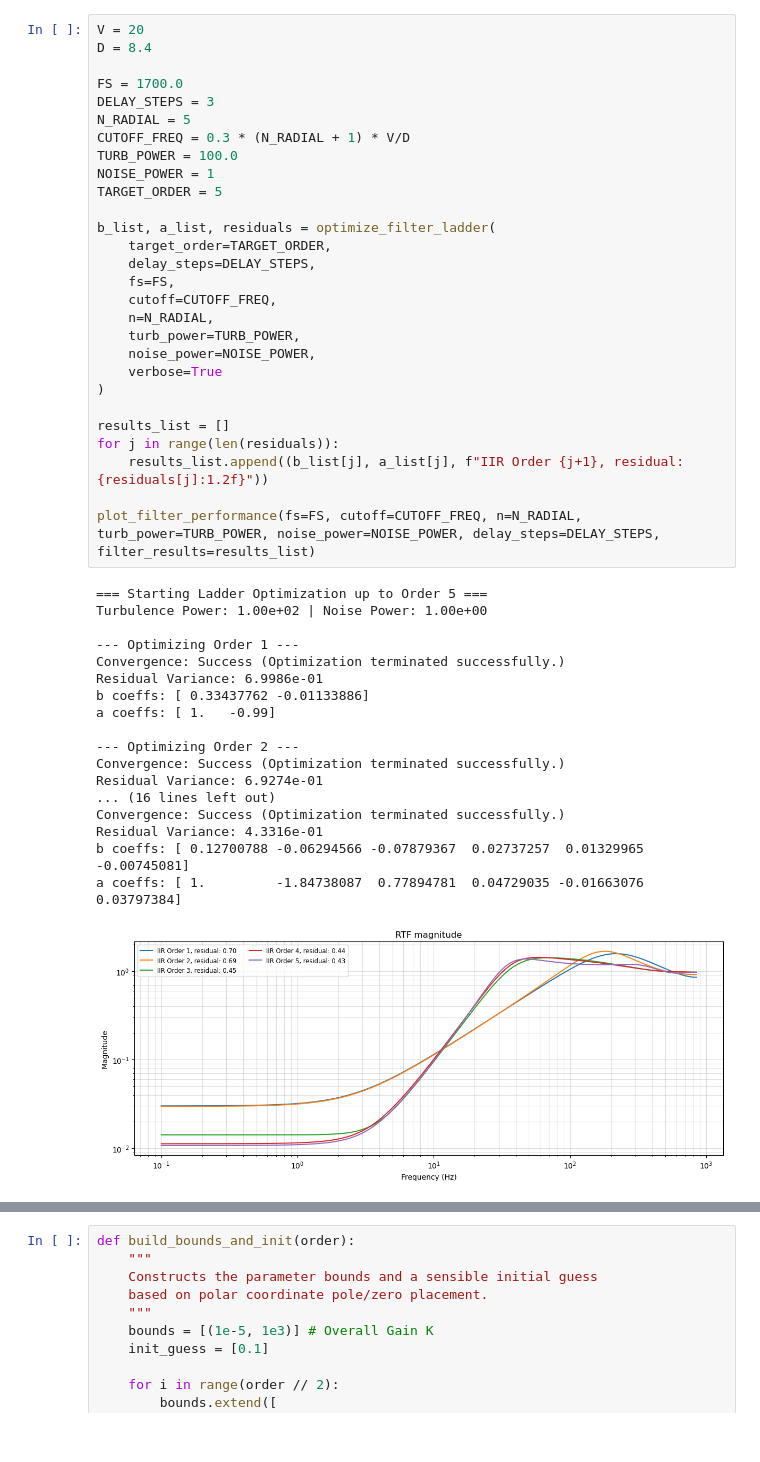
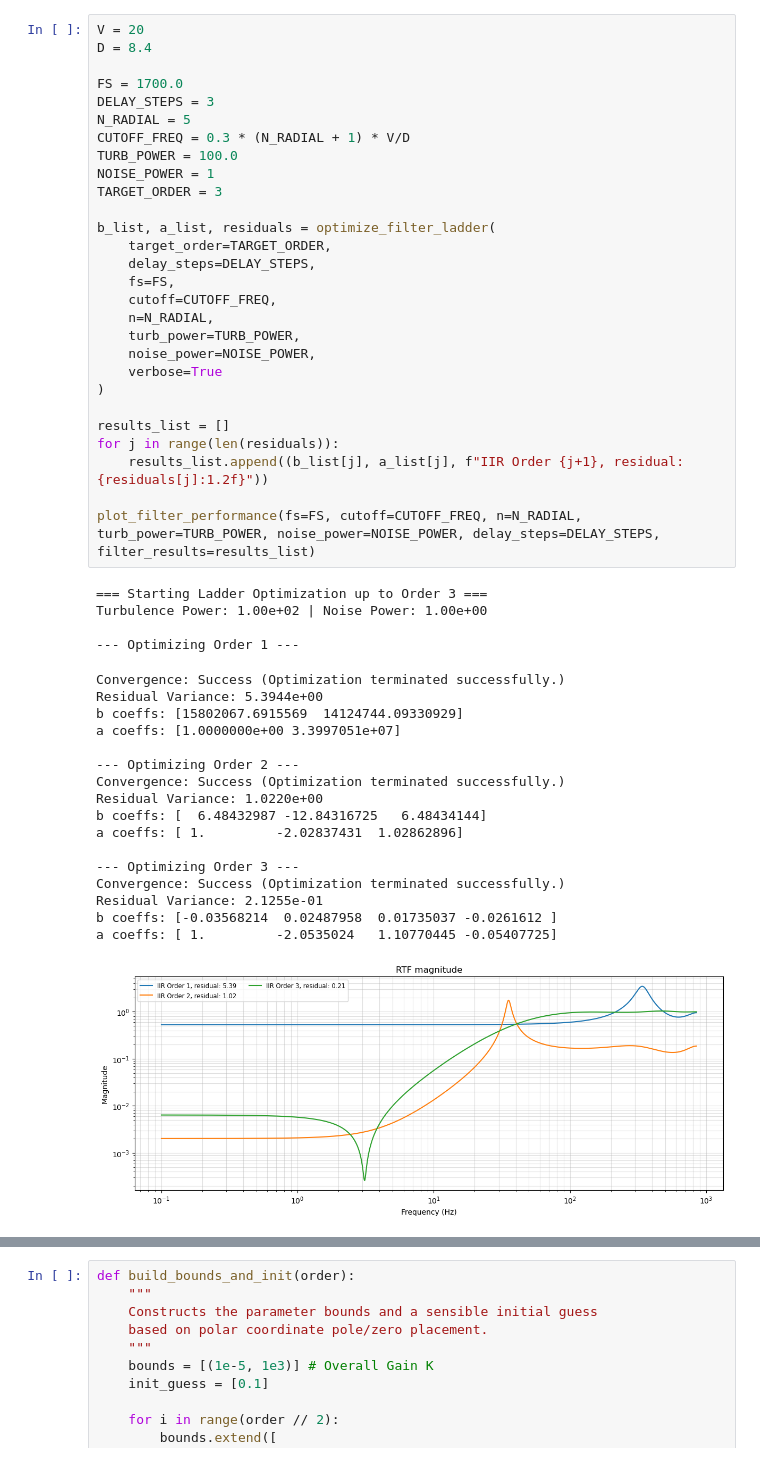
Before and after one commit to ArcetriAdaptiveOptics/SPECULA, a Jupyter notebook: config/SensorFusion/scracthIIRtfs.ipynb, the cells around one changed output, grey strips where cells are left out. Cells and saved outputs as stored; diff of their text form.

```diff
--- a/config/SensorFusion/scracthIIRtfs.ipynb
+++ b/config/SensorFusion/scracthIIRtfs.ipynb
@@ -175,46 +232,49 @@ def plot_filter_performance(fs, cutoff, n, turb_power, noise_power, filter_resul
 V = 20
 D = 8.4
 
 FS = 1700.0
 DELAY_STEPS = 3
 N_RADIAL = 5
 CUTOFF_FREQ = 0.3 * (N_RADIAL + 1) * V/D
 TURB_POWER = 100.0
 NOISE_POWER = 1
-TARGET_ORDER = 5
+TARGET_ORDER = 3
 
 b_list, a_list, residuals = optimize_filter_ladder(
     target_order=TARGET_ORDER,
     delay_steps=DELAY_STEPS,
     fs=FS,
     cutoff=CUTOFF_FREQ,
     n=N_RADIAL,
     turb_power=TURB_POWER,
     noise_power=NOISE_POWER,
     verbose=True
 )
 
 results_list = []
 for j in range(len(residuals)):
     results_list.append((b_list[j], a_list[j], f"IIR Order {j+1}, residual: {residuals[j]:1.2f}"))
 
 plot_filter_performance(fs=FS, cutoff=CUTOFF_FREQ, n=N_RADIAL, turb_power=TURB_POWER, noise_power=NOISE_POWER, delay_steps=DELAY_STEPS, filter_results=results_list)
 # %% [output]
-=== Starting Ladder Optimization up to Order 5 ===
+=== Starting Ladder Optimization up to Order 3 ===
 Turbulence Power: 1.00e+02 | Noise Power: 1.00e+00
 
 --- Optimizing Order 1 ---
-Convergence: Success (Optimization terminated successfully.)
-Residual Variance: 6.9986e-01
-b coeffs: [ 0.33437762 -0.01133886]
-a coeffs: [ 1.   -0.99]
-
---- Optimizing Order 2 ---
-Convergence: Success (Optimization terminated successfully.)
-Residual Variance: 6.9274e-01
-... (16 lines left out)
-Convergence: Success (Optimization terminated successfully.)
-Residual Variance: 4.3316e-01
-b coeffs: [ 0.12700788 -0.06294566 -0.07879367  0.02737257  0.01329965 -0.00745081]
-a coeffs: [ 1.         -1.84738087  0.77894781  0.04729035 -0.01663076  0.03797384]
+Convergence: Success (Optimization terminated successfully.)
+Residual Variance: 5.3944e+00
+b coeffs: [15802067.6915569  14124744.09330929]
+a coeffs: [1.0000000e+00 3.3997051e+07]
+
+--- Optimizing Order 2 ---
+Convergence: Success (Optimization terminated successfully.)
+Residual Variance: 1.0220e+00
+b coeffs: [  6.48432987 -12.84316725   6.48434144]
+a coeffs: [ 1.         -2.02837431  1.02862896]
+
+--- Optimizing Order 3 ---
+Convergence: Success (Optimization terminated successfully.)
+Residual Variance: 2.1255e-01
+b coeffs: [-0.03568214  0.02487958  0.01735037 -0.0261612 ]
+a coeffs: [ 1.         -2.0535024   1.10770445 -0.05407725]
-[figure, old version]
+[figure, new version]
```
Also changed, not shown: parts of 3 cells of this notebook, 10 other files.
